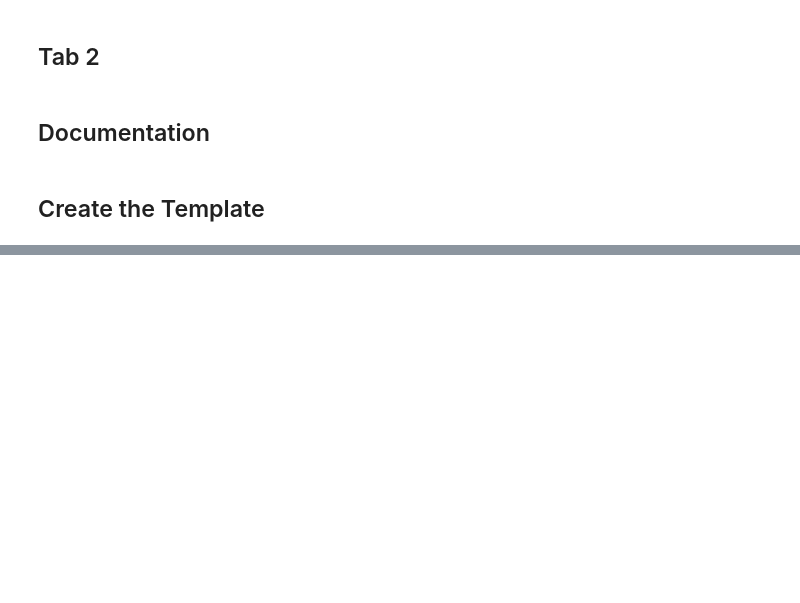
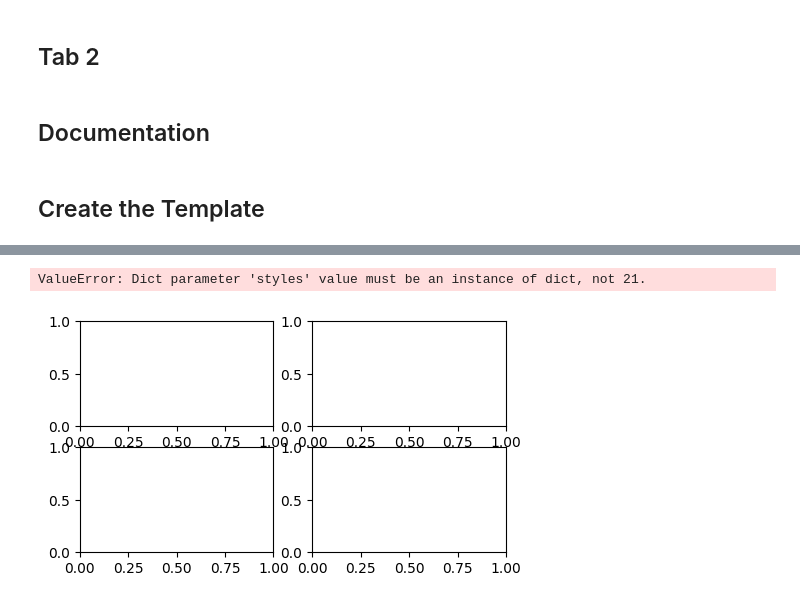
Before and after one commit to x86girl/panel_dashboard, a Jupyter notebook: Interactive_dashboard.ipynb, the cells around one changed output, grey strips where cells are left out. Drawn from its saved outputs; the diff is of its cells as text; code cells hidden in the pictures; blank space fills up the shorter version.

```diff
--- a/Interactive_dashboard.ipynb
+++ b/Interactive_dashboard.ipynb
@@ -152,6 +279,25 @@ def update_selector(selector_widget = None, input = None):
         selector.options =['Add your files here']
     return selector
 selector_widget = pn.bind(update_selector, selector, file_input, watch = True)
+# %%
+def predict_cluster(file_ = None, selector_ = None):
+    cluster = '1000'
+    cluster_mapping = {
+        '0': cluster_0,
+        '1': cluster_1,
+        '2': cluster_2,
+        '1000': 'cluster_None',
+    }
+    if selector.value:
+        print(selector.value)
+        predict_set = create_predict_data(dataframe="./" + file_input.filename[0])
+        predict_set['PCA1'], predict_set['PCA2'] = pca.transform(predict_set).T
+        predict_set['cluster'] = kmeans.predict(predict_set[['PCA1', 'PCA2']])
+        cluster = str(predict_set['cluster'][0])
+        message = pn.pane.HTML(cluster_mapping[cluster])
+    else:
+        message = ''
+    return pn.FlexBox(message, sizing_mode="stretch_width",   background="#B0C4DE")
 # %% [markdown]
 ## Debug button
 # %%
@@ -180,7 +326,7 @@ def iqr(array):
 # %%
 def boxplot(ywq = None, sdsd = None,direction = 'l'):
     labels = ['left','right']
-    fig =  plt.figure(num=1, clear=True, figsize=(15*cm, 8*cm))
+    fig =  plt.figure(num=1, clear=True, figsize=(8, 4))
     spec = fig.add_gridspec(ncols=2, nrows=2)
     ax0 = fig.add_subplot(spec[0, 0])
     ax1 = fig.add_subplot(spec[0, 1])
@@ -221,7 +367,7 @@ def boxplot(ywq = None, sdsd = None,direction = 'l'):
 # %% [markdown]
 ## Tab 2
 # %%
-def plot_details(data = None, limb = 'shoulder', direction = 'l', size = (10, 6)):
+def plot_details(data = None, limb = 'shoulder', direction = 'l', size = (5.5, 3)):
     fig =   plt.figure(num=1, clear=True, figsize=size)
     spec = fig.add_gridspec(ncols=1, nrows=1)
     ax = fig.add_subplot(spec[0, :])
@@ -247,6 +397,7 @@ def plot_details(data = None, limb = 'shoulder', direction = 'l', size = (10, 6)
 details_widget = pn.bind(plot_details,selector, select_column, selector_widget,watch= True)
 boxplot_widget = pn.bind(boxplot,selector,selector_widget,watch= True)
 main_widget = pn.bind(plot,file_input,select_column,select_direction, watch = True)
+selected_cluster = pn.bind(predict_cluster,selector,watch= True)
 # %% [markdown]
 ## Documentation
 # %%
@@ -261,3 +430,10 @@ There is little involvement of other upper joints, with low range of motion. Als
 markdown = pn.pane.Markdown(doc_markdown)
 # %% [markdown]
 ## Create the Template
+# %%
+details_grid = pn.GridSpec(ncols = 2, nrows = 2)
+details_grid[0, 0] = pn.Column(details_widget,  sizing_mode='stretch_width')
+details_grid[0, 1] = pn.Column(boxplot_widget, sizing_mode='stretch_width')
+details_grid[1, 0] = selected_cluster
+details_grid[1, 1] = None
+# %% [output]
@@ -264,3 +443,5 @@ markdown = pn.pane.Markdown(doc_markdown)
+ValueError: Dict parameter 'styles' value must be an instance of dict, not 21.
+[figure, added]
 # %%
 #Layout using Template
 template = pn.template.BootstrapTemplate(
```
Also changed, not shown: parts of 13 cells of this notebook, 3 other files.
